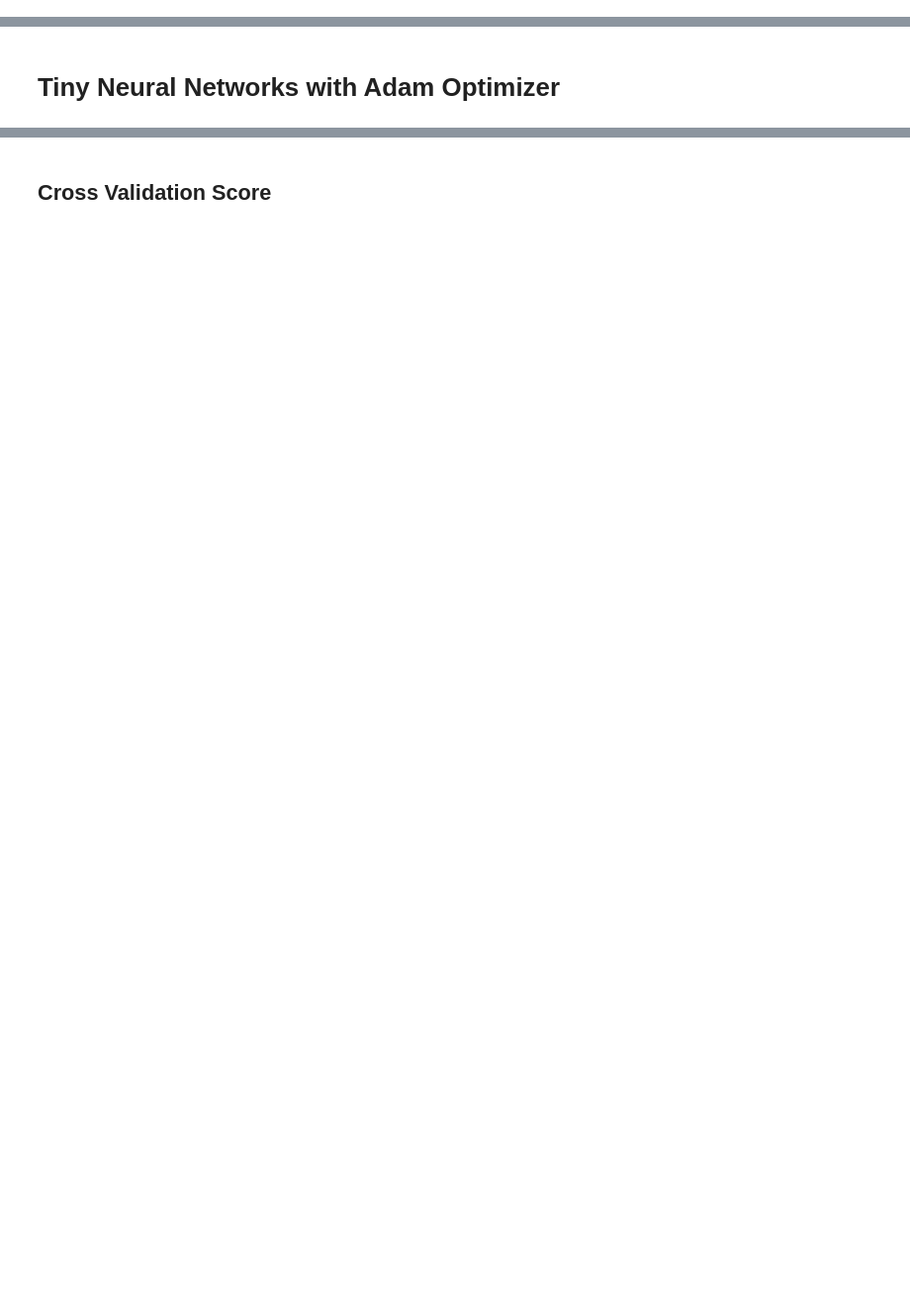
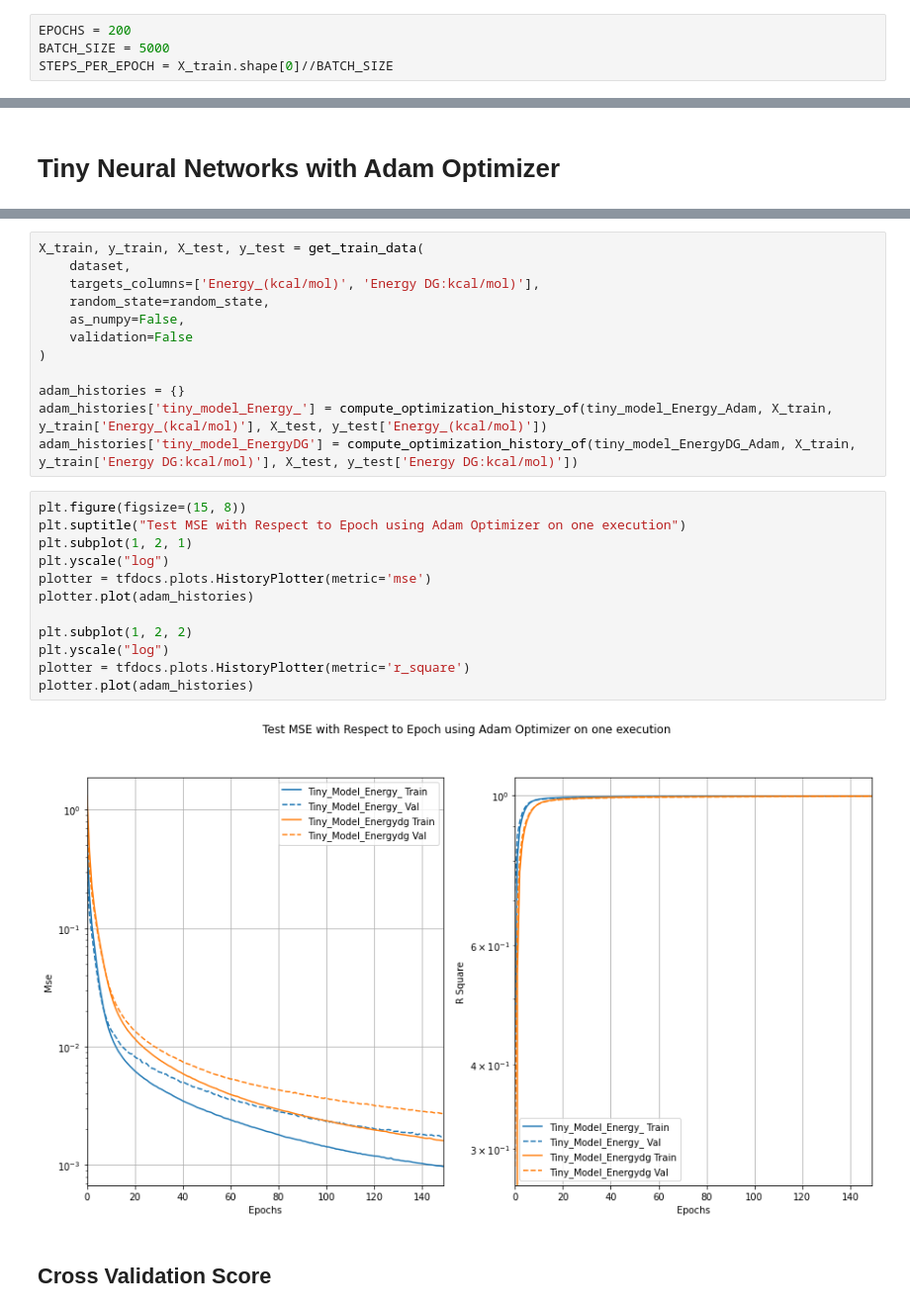
Before and after one commit to HaldiH/dm_project, a Jupyter notebook: keras.ipynb, the cells around one changed output, grey strips where cells are left out. Shown at 99% size. Cells and saved outputs as stored; diff of their text form; blank space fills up the shorter version.

```diff
--- a/keras.ipynb
+++ b/keras.ipynb
@@ -77,3 +79,7 @@ y = pd.concat([y_train, y_test])
+# %%
+EPOCHS = 200
+BATCH_SIZE = 5000
+STEPS_PER_EPOCH = X_train.shape[0]//BATCH_SIZE
 # %%
 tiny_model_Energy_ = keras.Sequential([
     keras.layers.Dense(64, activation='relu', input_dim=36),
@@ -189,2 +211,28 @@ tiny_model_EnergyDG.compile(
+# %%
+X_train, y_train, X_test, y_test = get_train_data(
+    dataset,
+    targets_columns=['Energy_(kcal/mol)', 'Energy DG:kcal/mol)'],
+    random_state=random_state,
+    as_numpy=False,
+    validation=False
+)
+
+adam_histories = {}
+adam_histories['tiny_model_Energy_'] = compute_optimization_history_of(tiny_model_Energy_Adam, X_train, y_train['Energy_(kcal/mol)'], X_test, y_test['Energy_(kcal/mol)'])
+adam_histories['tiny_model_EnergyDG'] = compute_optimization_history_of(tiny_model_EnergyDG_Adam, X_train, y_train['Energy DG:kcal/mol)'], X_test, y_test['Energy DG:kcal/mol)'])
+# %%
+plt.figure(figsize=(15, 8))
+plt.suptitle("Test MSE with Respect to Epoch using Adam Optimizer on one execution")
+plt.subplot(1, 2, 1)
+plt.yscale("log")
+plotter = tfdocs.plots.HistoryPlotter(metric='mse')
+plotter.plot(adam_histories)
+
+plt.subplot(1, 2, 2)
+plt.yscale("log")
+plotter = tfdocs.plots.HistoryPlotter(metric='r_square')
+plotter.plot(adam_histories)
+# %% [output]
+[figure, added]
 # %% [markdown]
 ## Cross Validation Score
```
Also changed, not shown: parts of 32 cells of this notebook.
